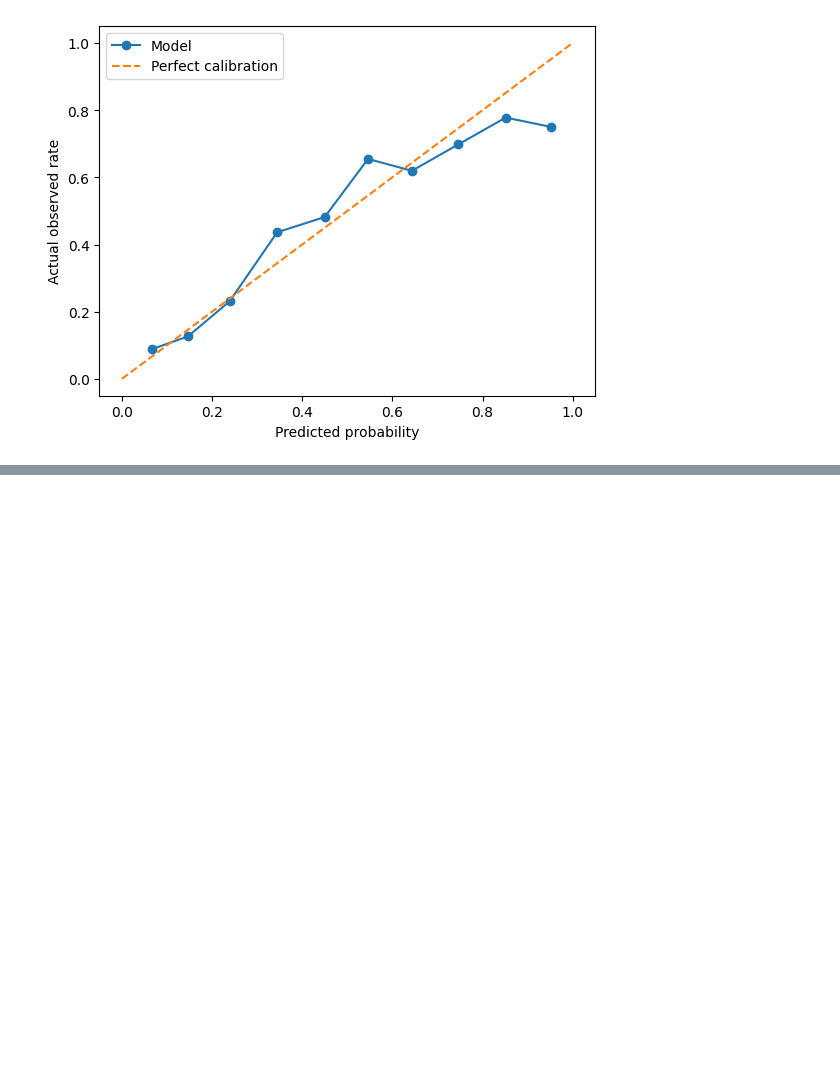
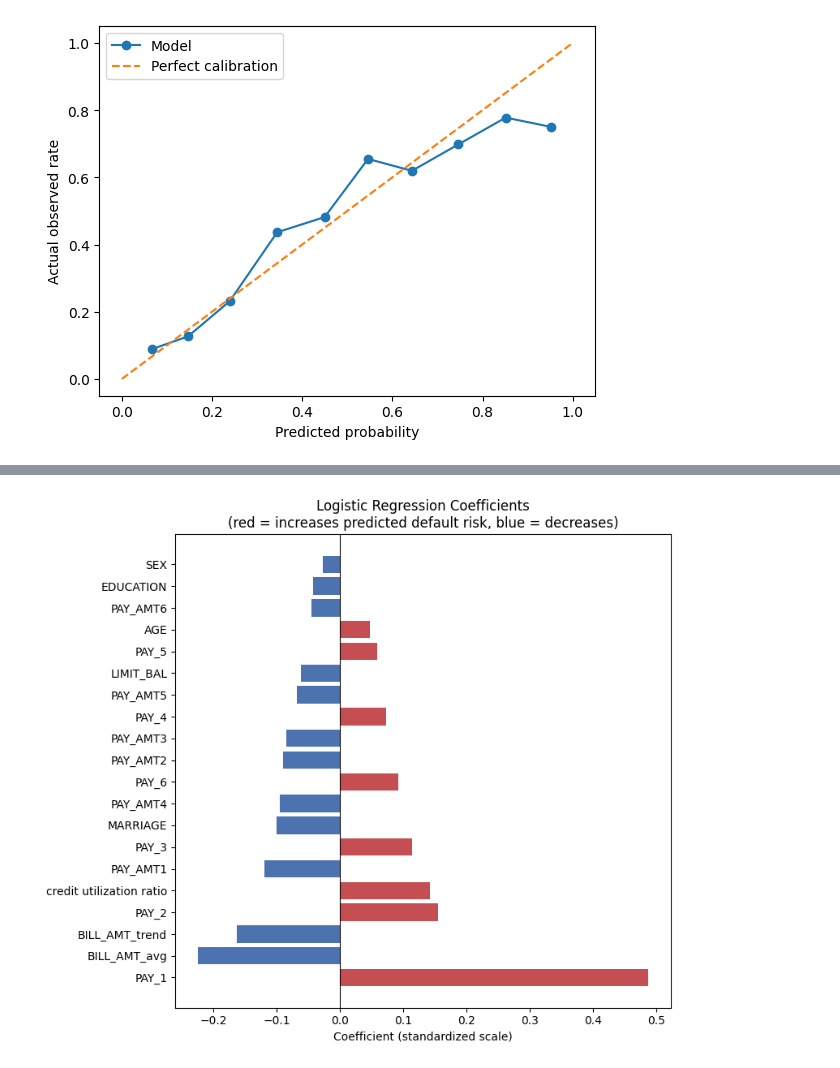
Before and after one commit to nh-nhathoang/default-of-credit-card-clients, a Jupyter notebook: logistic_regression.ipynb, the cells around one changed output, grey strips where cells are left out. Cells and saved outputs as stored; diff of their text form; code cells hidden in the pictures; blank space fills up the shorter version.

Commit message:
feat: add coeff importance

```diff
--- a/logistic_regression.ipynb
+++ b/logistic_regression.ipynb
@@ -186,3 +186,6 @@ plt.legend()
 # %% [output]
 <matplotlib.legend.Legend at 0x...>
 [figure]
+# %%
+coefs = pd.Series(model.coef_[0], index=X_train.columns).sort_values(key=abs, ascending=False)
+print(coefs)
@@ -188,0 +210,11 @@ plt.legend()
+# %%
+plt.figure(figsize=(8,7))
+colors = ['#C44E52' if c > 0 else '#4C72B0' for c in coefs]
+plt.barh(coefs.index, coefs.values, color=colors)
+plt.axvline(0, color='black', linewidth=0.8)
+plt.xlabel('Coefficient (standardized scale)')
+plt.title('Logistic Regression Coefficients\n(red = increases predicted default risk, blue = decreases)')
+plt.tight_layout()
+plt.show()
+# %% [output]
+[figure, added]
```
Also changed, not shown: parts of 1 cell of this notebook.
